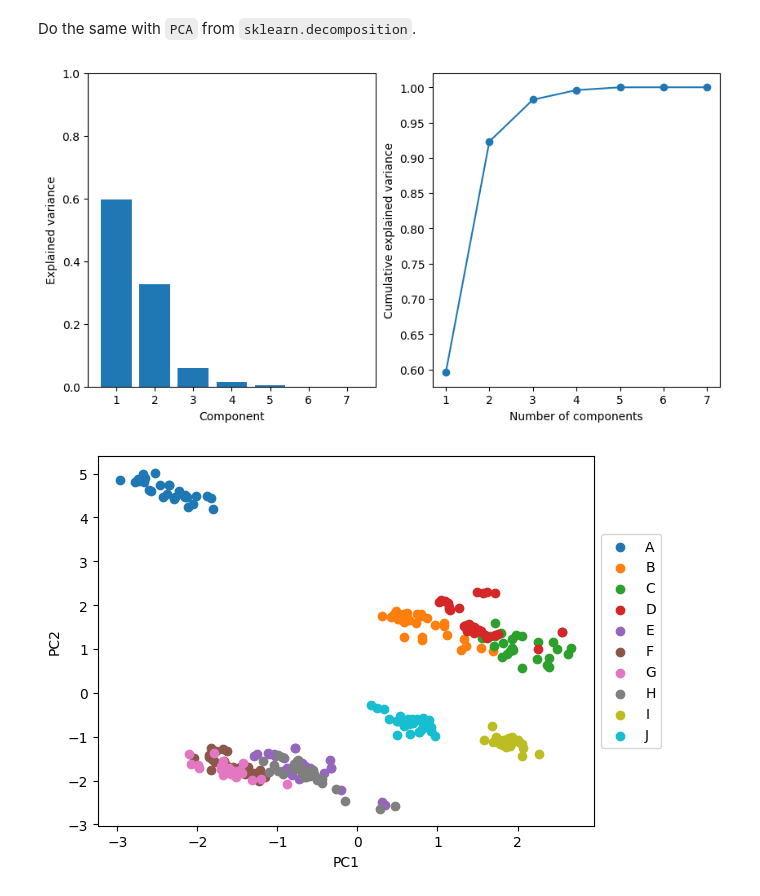
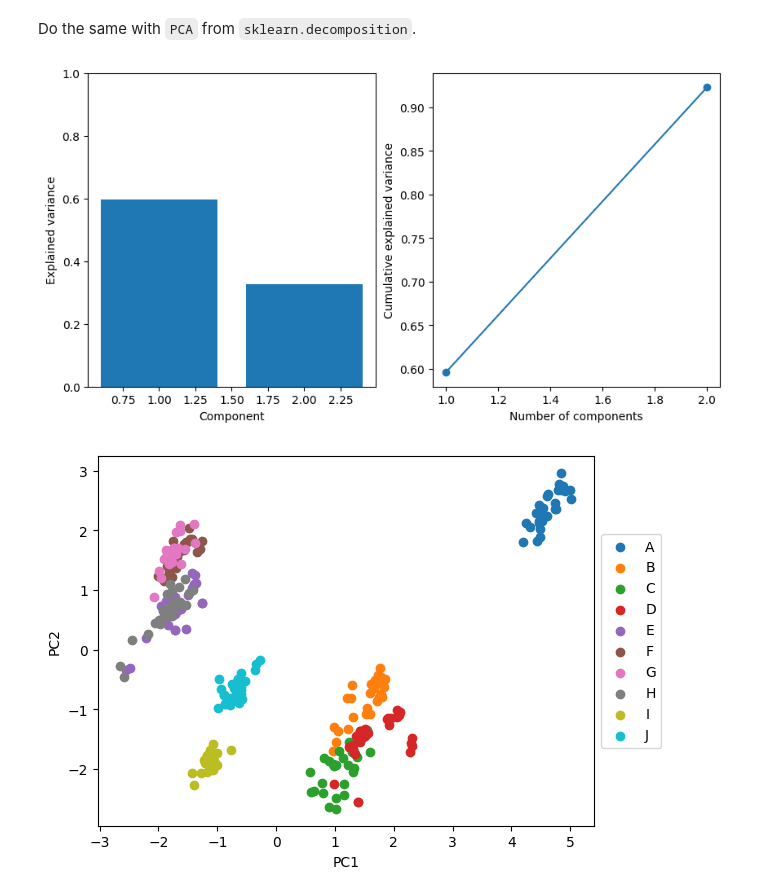
Before and after one commit to pauldubois98/RefresherMaths2023, a Jupyter notebook: ExercisesSet5/NotebookPCA.ipynb, the cells around one changed output. Saved outputs shown, nothing was run; the diff lists cells and outputs as text; code cells hidden in the pictures.

```diff
--- a/ExercisesSet5/NotebookPCA.ipynb
+++ b/ExercisesSet5/NotebookPCA.ipynb
@@ -94,12 +94,12 @@ plt.show()
 # %% [markdown]
 Step 4: Compute eigenvectors & sort them
 # %%
-eigenvalues, eig_vectors = np.linalg.eig(C)
-idx = eigenvalues.argsort()[::-1]
-eigenvalues = eigenvalues[idx]
-eig_vectors = eig_vectors[:, idx]
+eigen_values, eigen_vectors = np.linalg.eig(C)
+idx = eigen_values.argsort()[::-1]
+eigen_values = eigen_values[idx]
+eigen_vectors = eigen_vectors[:, idx]
 # top 2 components
-eig_vectors[:, 0].round(3), eig_vectors[:, 1].round(3)
+eigen_vectors[:, 0].round(3), eigen_vectors[:, 1].round(3)
 # %% [output]
 (array([ 0.065,  0.379,  0.447,  0.472,  0.436, -0.425,  0.244]),
  array([ 0.628,  0.27 , -0.234,  0.111, -0.202, -0.32 , -0.567]))
@@ -128,7 +108,7 @@ array([[-4.18569035e-01, -4.46449902e-01],
 # %%
-X_pca = (eig_vectors[:,:2][:,::-1].T @ X.T).T
+X_pca = (eigen_vectors[:,:2].T @ X.T).T
 # or
-X_pca = X @ eig_vectors[:,:2][:,::-1]
+X_pca = X @ eigen_vectors[:,:2]
 X_pca
 # %% [output]
 |  | 0 | 1 |
@@ -160,8 +140,8 @@ plt.show()
 Plot also the contribution of each original feature to the first two principal components
 # %%
 for i in range(7):
-    plt.arrow(0, 0, eig_vectors[i,1], eig_vectors[i,0], color='k', width=0.015)
-    plt.text(eig_vectors[i,1], eig_vectors[i,0], X.columns[i], color='r')
+    plt.arrow(0, 0, eigen_vectors[i,0], eigen_vectors[i,1], color='k', width=0.015)
+    plt.text(eigen_vectors[i,0], eigen_vectors[i,1], X.columns[i], color='r')
 plt.xlim(-1,1)
 plt.ylim(-1,1)
 plt.xlabel('PC1')
@@ -206,7 +166,7 @@ stds = X.std(axis=0)
 X = (X - means) / stds
 
 # do PCA on X
-pca = PCA(n_components=7)
+pca = PCA(n_components=2)
 pca.fit(X)
 
 # get the principal components
@@ -223,34 +183,34 @@ plt.ylim(0, 1)
 plt.xlabel('Component')
 plt.ylabel('Explained variance')
 
 plt.subplot(1, 2, 2)
 plt.plot(np.arange(1, len(explained_ratio)+1), np.cumsum(explained_ratio), 'o-')
 plt.xlabel('Number of components')
 plt.ylabel('Cumulative explained variance')
 plt.show()
 
 # transform data
 X_transformed = pca.transform(X)
 
 # plot the transformed data
 for brand in df['brand'].unique():
-    plt.scatter(-X_transformed[df['brand']==brand,1], X_transformed[df['brand']==brand,0], label=brand)
+    plt.scatter(X_transformed[df['brand']==brand,0], X_transformed[df['brand']==brand,1], label=brand)
 # legend outside the plot
 plt.legend(bbox_to_anchor=(1, 0.5), loc='center left')
 plt.xlabel('PC1')
 plt.ylabel('PC2')
 plt.show()
 
 # plot the original basis vectors
 for i in range(7):
     plt.arrow(0, 0, components.T[i,0], components.T[i,1], head_width=0.05, head_length=0.1, fc='k', ec='k')
     plt.text(components.T[i,0], components.T[i,1], X.columns[i], color='r')
 plt.xlim(-1,1)
 plt.ylim(-1,1)
 plt.xlabel('PC1')
 plt.ylabel('PC2')
 plt.show()
 # %% [output]
-[figure, old version]
+[figure, new version]
-[figure, old version]
+[figure, new version]
 [figure]
```
Also changed, not shown: parts of 9 cells of this notebook.
